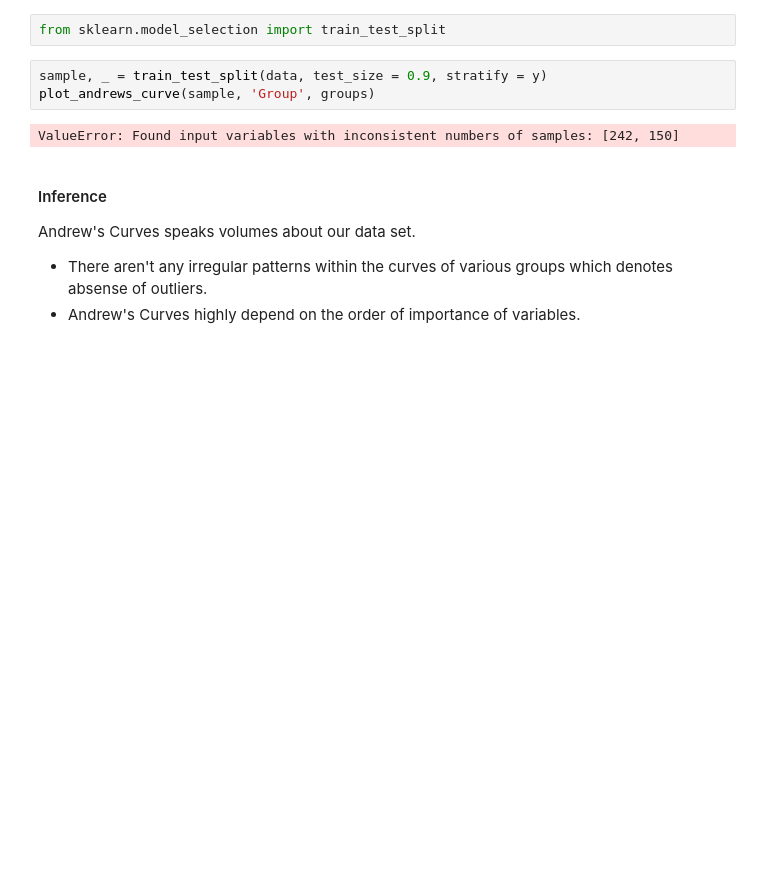
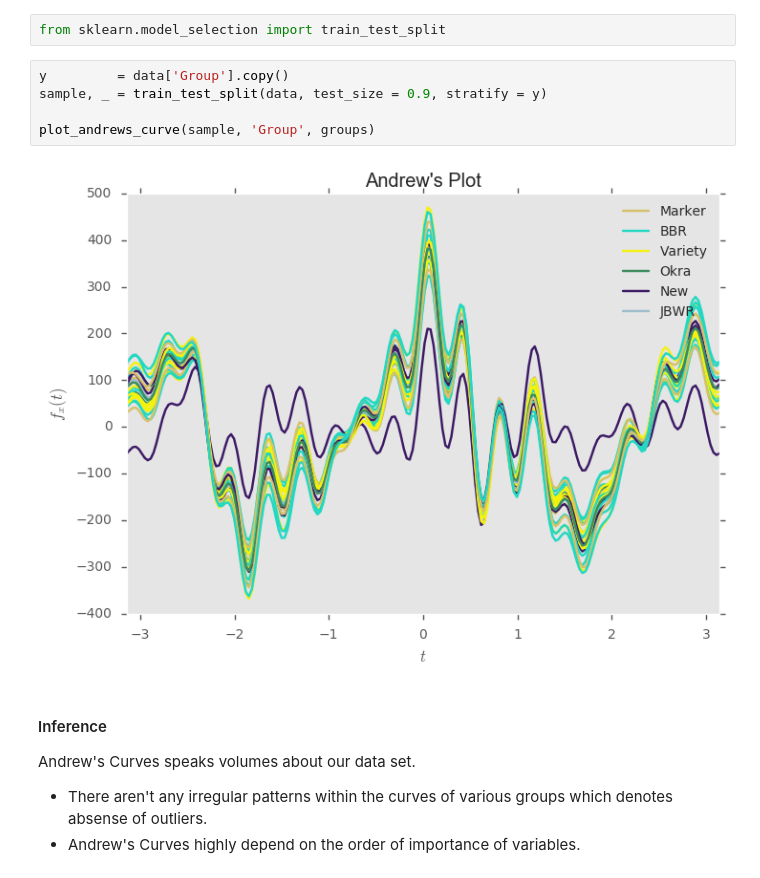
Before and after one commit to achillesrasquinha/brains-from-scratch, a Jupyter notebook: Brains from Scratch - Machine Learning for dummies.ipynb, the cells around one changed output. Drawn from its saved outputs; the diff is of its cells as text; blank space fills up the shorter version.

```diff
--- a/Brains from Scratch - Machine Learning for dummies.ipynb
+++ b/Brains from Scratch - Machine Learning for dummies.ipynb
@@ -1623,10 +1640,12 @@ Argh! Plotting all our observations seem to overlap curves of some groups. Let's
 # %%
 from sklearn.model_selection import train_test_split
 # %%
+y         = data['Group'].copy()
 sample, _ = train_test_split(data, test_size = 0.9, stratify = y)
+
 plot_andrews_curve(sample, 'Group', groups)
 # %% [output]
-ValueError: Found input variables with inconsistent numbers of samples: [242, 150]
+[figure, added]
 # %% [markdown]
 #### Inference
 Andrew's Curves speaks volumes about our data set.
```
Also changed, not shown: parts of 34 cells of this notebook, 1 other file.
